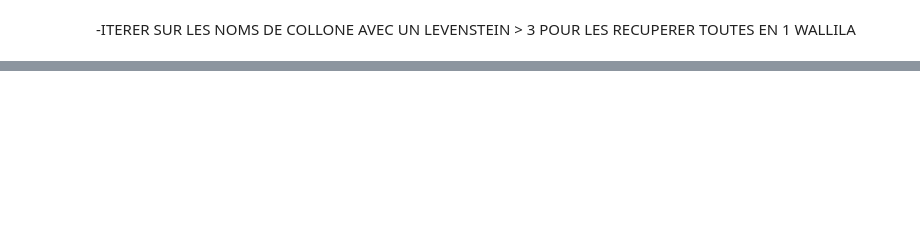
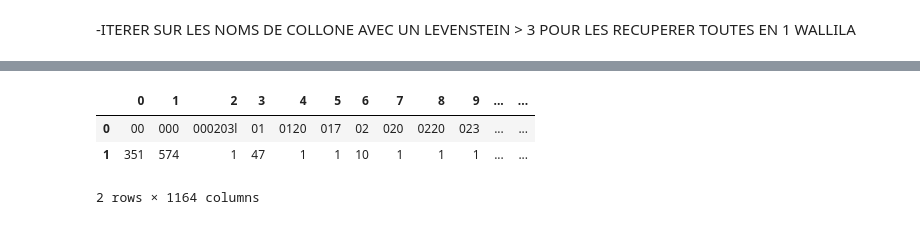
Before and after one commit to Simplon-Nancy-3/indeed, a Jupyter notebook: Cleaning_workinprogress.ipynb, the cells around one changed output, grey strips where cells are left out. Saved outputs shown, nothing was run; the diff lists cells and outputs as text; code cells hidden in the pictures; blank space fills up the shorter version.

```diff
--- a/Cleaning_workinprogress.ipynb
+++ b/Cleaning_workinprogress.ipynb
@@ -132,0 +186,14 @@ levenshtein("donné","donner")
+# %%
+name = []
+nbr =[]
+for col in data.columns:
+    name.append(col)
+    nbr.append(data[col].sum())
+dico = pd.DataFrame({'name': name,"nbr":nbr})
+# %%
+dico
+# %% [output]
+|  | 0 | 1 | 2 | 3 | 4 | 5 | 6 | 7 | 8 | 9 | ... | ... |
+| 0 | 00 | 000 | 000203l | 01 | 0120 | 017 | 02 | 020 | 0220 | 023 | ... | ... |
+| 1 | 351 | 574 | 1 | 47 | 1 | 1 | 10 | 1 | 1 | 1 | ... | ... |
+2 rows × 1164 columns
```
Also changed, not shown: parts of 7 cells of this notebook.
